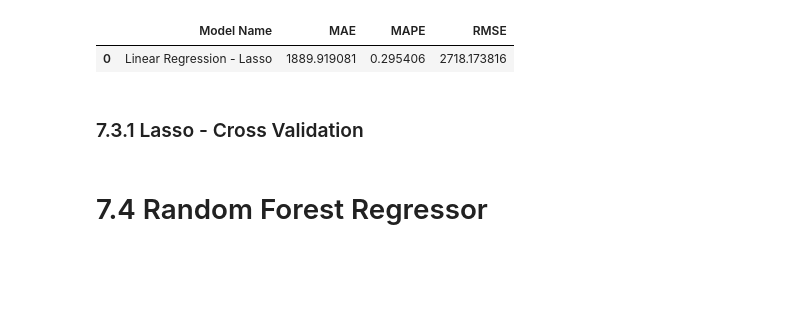
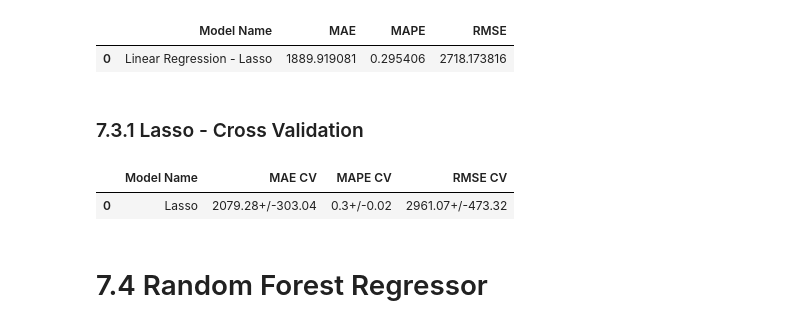
Before and after one commit to valferreiraalv/rossmamm_sales_predict, a Jupyter notebook: notebooks/m04_v01_store_sales_prediction.ipynb, the cells around one changed output. Drawn from its saved outputs; the diff is of its cells as text; code cells hidden in the pictures; blank space fills up the shorter version.

```diff
--- a/notebooks/m04_v01_store_sales_prediction.ipynb
+++ b/notebooks/m04_v01_store_sales_prediction.ipynb
@@ -1097,8 +1150,11 @@ lrr_result
 # %% [markdown]
 ### 7.3.1 Lasso - Cross Validation
 # %%
-lr_result_cv = cross_validation( x_training, 5, 'Lasso', lr, verbose=False )
-lr_result_cv
+lrr_result_cv = cross_validation( x_training, 5, 'Lasso', lr, verbose=False )
+lrr_result_cv
+# %% [output]
+|  | Model Name | MAE CV | MAPE CV | RMSE CV |
+| 0 | Lasso | 2079.28+/-303.04 | 0.3+/-0.02 | 2961.07+/-473.32 |
 # %% [markdown]
 # 7.4 Random Forest Regressor
 # %%
```
Also changed, not shown: parts of 37 cells of this notebook.
